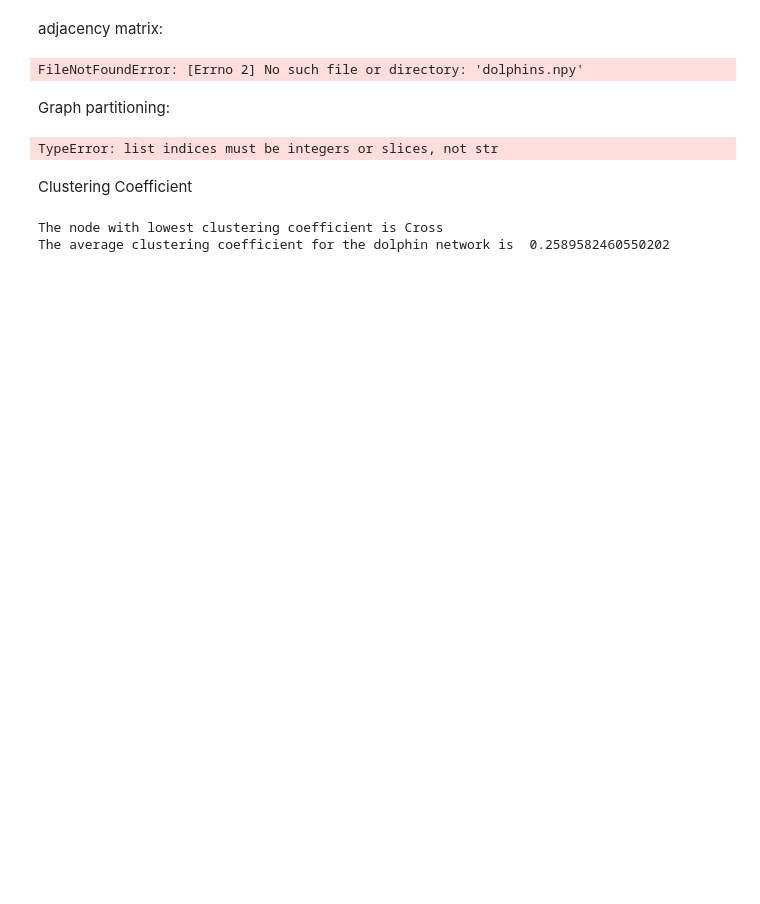
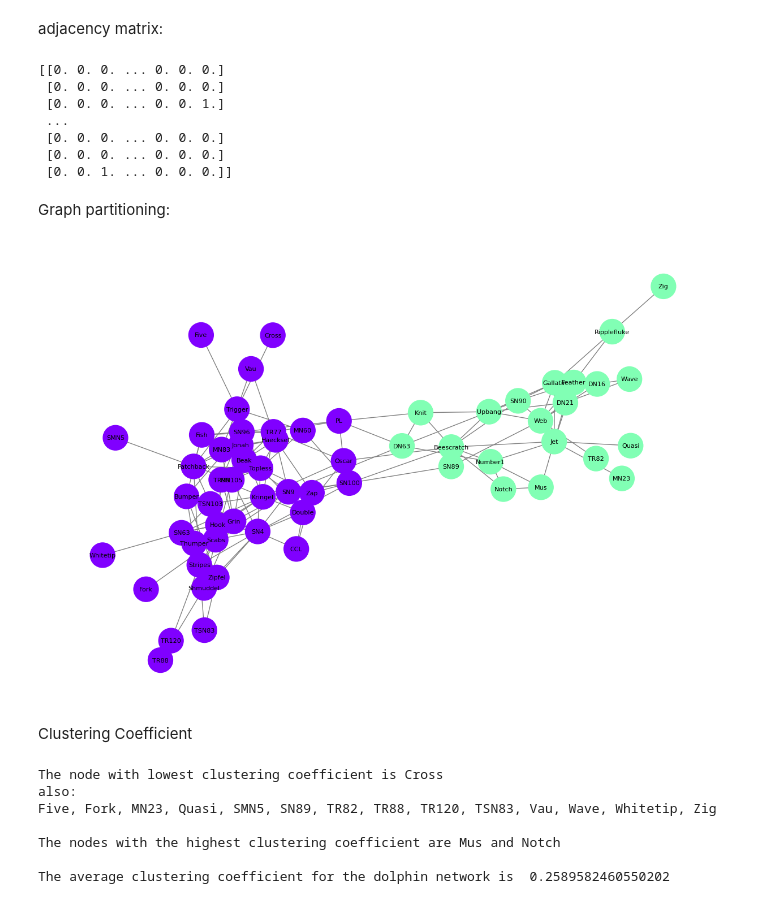
Before and after one commit to ztray25/math-1010-Tray, a Jupyter notebook: dolphins/Final Project.ipynb, the cells around one changed output. Drawn from its saved outputs; the diff is of its cells as text; code cells hidden in the pictures; blank space fills up the shorter version.

```diff
--- a/dolphins/Final Project.ipynb
+++ b/dolphins/Final Project.ipynb
@@ -109,15 +108,36 @@ adjacency matrix:
 folder = ""
 file = "dolphins"
 ext = ".npy"
-dolphins = np.load( folder+file+ext )
+dolphins = np.load(folder+file+ext)
+
+print(dolphins)
 # %% [output]
-FileNotFoundError: [Errno 2] No such file or directory: 'dolphins.npy'
+[[0. 0. 0. ... 0. 0. 0.]
+ [0. 0. 0. ... 0. 0. 0.]
+ [0. 0. 0. ... 0. 0. 1.]
+ ...
+ [0. 0. 0. ... 0. 0. 0.]
+ [0. 0. 0. ... 0. 0. 0.]
+ [0. 0. 1. ... 0. 0. 0.]]
 # %% [markdown]
 Graph partitioning:
 # %%
 from networkx.algorithms.community import girvan_newman
 comm = girvan_newman(dolphin_graph)
-gn_communities = tuple(sorted(c) for c in next(comm))
+gn_communities = tuple(sorted(eig_cen) for eig_cen in next(comm))
+# %%
+def switch_to_numbers(G, C):
+    num_comm = len(C)
+    a = []
+    for c in range(num_comm):
+        a.append([0])
+    for i, node in enumerate(G.nodes()):
+        for j in range(num_comm):
+            if node in C[j]:
+                a[j].append(i)
+    for c in range(num_comm):
+        a[c] = a[c][1:]
+    return a
 # %%
 import matplotlib.cm as cmx
 def Plot_Comm(Network, C, position = None):
@@ -129,25 +149,40 @@ def Plot_Comm(Network, C, position = None):
         for j in range(len(C[i])):
             color_map[ C[i][j] ] = cmap(i/K)
     if position is None:
-        pos = nx.spring_layout(Network, k=0.25,iterations=20)
+        pos = nx.spring_layout(Network, k=5,iterations=20)
     else:
         pos = position
-    fig = plt.figure()
-    nx.draw(Network, pos, node_color=color_map, node_size=300, edge_color='grey', with_labels=True)
+    fig = plt.figure(figsize=(12,8))
+    nx.draw(Network, pos, node_color=color_map, node_size=1000, edge_color='grey', font_size = 8, with_labels=True)
     plt.show()
     return
+# %%
+gn_communities_num = switch_to_numbers(dolphin_graph, gn_communities)
 # %%
-Plot_Comm(dolphin_graph, gn_communities, pos)
+Plot_Comm(dolphin_graph, gn_communities_num, nx.spring_layout(dolphin_graph))
 # %% [output]
-TypeError: list indices must be integers or slices, not str
+[figure, added]
 # %% [markdown]
 Clustering Coefficient
 # %%
 clustering = nx.algorithms.clustering(dolphin_graph)
 print('The node with lowest clustering coefficient is', min(clustering, key=lambda key: clustering[key]))
 
+print('also:')
+
+print('Five, Fork, MN23, Quasi, SMN5, SN89, TR82, TR88, TR120, TSN83, Vau, Wave, Whitetip, Zig')
+
+print(' ')
+
+print('The nodes with the highest clustering coefficient are', max(clustering, key=lambda key: clustering[key]), 'and Notch')
+print(' ')
 average_cc = nx.algorithms.average_clustering(dolphin_graph)
 print('The average clustering coefficient for the dolphin network is ', average_cc)
 # %% [output]
 The node with lowest clustering coefficient is Cross
+also:
+Five, Fork, MN23, Quasi, SMN5, SN89, TR82, TR88, TR120, TSN83, Vau, Wave, Whitetip, Zig
+
+The nodes with the highest clustering coefficient are Mus and Notch
+
 The average clustering coefficient for the dolphin network is  0.2589582460550202
```
Also changed, not shown: parts of 4 cells of this notebook.
